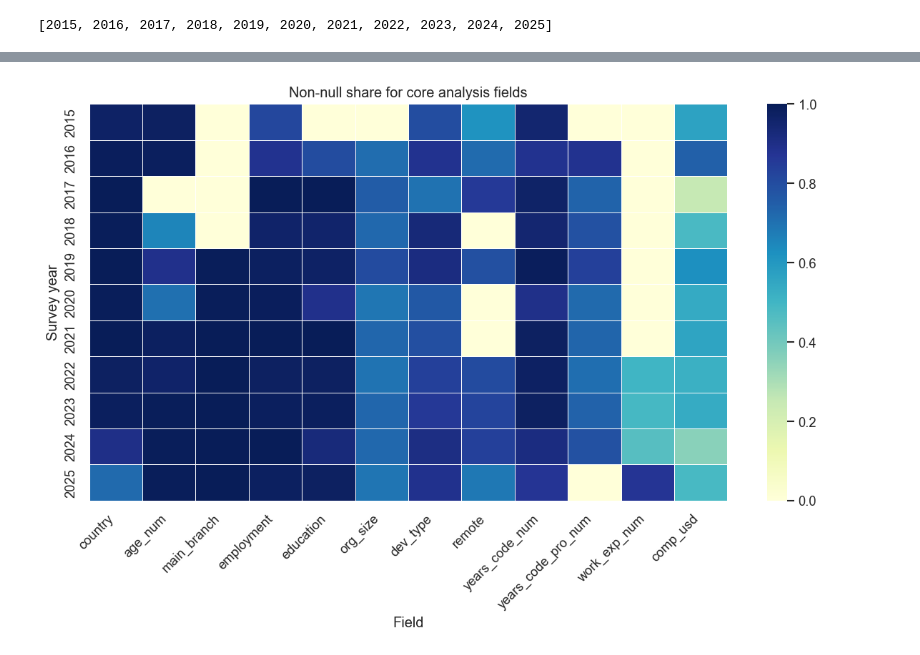
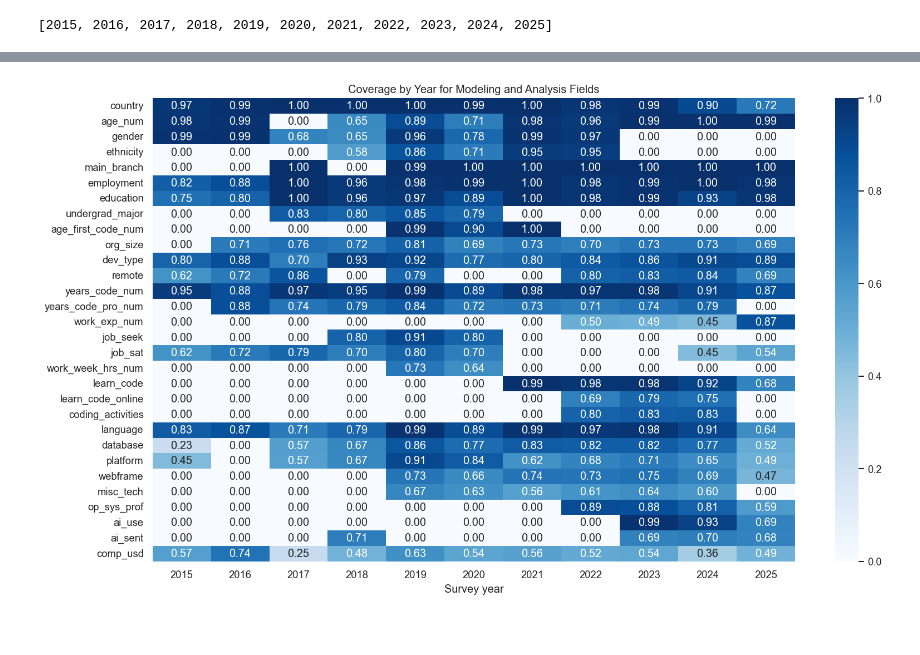
Before and after one commit to Jdrice72901/DSBA-6211-Stack-overflow-Survey-Analysis, a Jupyter notebook: notebooks/Cleaning.ipynb, the cells around one changed output, grey strips where cells are left out. Saved outputs shown, nothing was run; the diff lists cells and outputs as text; code cells hidden in the pictures.

Commit message:
Finalize EDA and Cleaning notebooks

```diff
--- a/notebooks/Cleaning.ipynb
+++ b/notebooks/Cleaning.ipynb
@@ -457,6 +680,7 @@ Start by making the analysis populations and field coverage explicit before appl
 clean = core_raw.copy()
 
 
+# Don't want to type this for every Series with text fields I encounter
 def lower_text(series):
     return series.fillna('').astype(str).str.lower().str.strip()
 
@@ -466,19 +690,23 @@ branch_text = lower_text(clean['main_branch'])
 dev_text = lower_text(clean['dev_type'])
 student_text = lower_text(clean['student'])
 
+
+# Explicitly sets standard employment type groupins
 employment_group = np.select(
     [
         employment_text.str.contains('self-employed|independent contractor|freelance|contractor'),
         employment_text.str.contains('part-time') & employment_text.str.contains('employed'),
         employment_text.str.contains('full-time') & employment_text.str.contains('employed'),
         employment_text.str.contains('not employed'),
-        student_text.str.contains('yes') | employment_text.str.contains('student')
+        student_text.str.contains('yes|student') | employment_text.str.contains('student')
     ],
     ['Independent / contract', 'Employed part-time', 'Employed full-time', 'Not employed', 'Student'],
     default='Other'
 )
 clean['employment_group'] = pd.Series(employment_group, index=clean.index).where(clean['employment'].notna() | clean['student'].notna(), pd.NA)
 
+
+# Explicitly flags whether someone is employed or not
 clean['is_employed'] = (
     employment_text.str.contains('employed')
     | employment_text.str.contains('contractor')
@@ -486,27 +714,93 @@ clean['is_employed'] = (
     | employment_text.str.contains('self-employed')
 ) & ~employment_text.str.contains('not employed')
 
+
+# Explicitly sets if someone works in data field professionally
+branch_prof = (
+    branch_text.str.contains('developer by profession')
+    | branch_text.eq('professional developer')
+    | branch_text.eq('professional non-developer who sometimes writes code')
+)
 clean['is_professional'] = np.where(
     branch_text.ne(''),
-    branch_text.str.contains('developer by profession'),
+    branch_prof,
     clean['is_employed'] & ~dev_text.str.contains('student')
 )
+
+
+# Data before 2019 behaves different, so this flags data inside and outside that window
 clean['is_modern_window'] = clean['survey_year'] >= 2019
 
-cohort_summary = clean.groupby('survey_year').agg(rows=('row_id', 'size'), employed_share=('is_employed', 'mean'), professional_share=('is_professional', 'mean'))
+
+# Summary of available rows and percentage of respondents that are employed or professional per year
+cohort_summary = clean.groupby('survey_year').agg(
+    rows=('row_id', 'size'),
+    employed_share=('is_employed', 'mean'),
+    professional_share=('is_professional', 'mean')
+)
 display(cohort_summary.round(3))
 
-coverage_fields = ['country', 'age_num', 'main_branch', 'employment', 'education', 'org_size', 'dev_type', 'remote', 'years_code_num', 'years_code_pro_num', 'work_exp_num', 'comp_usd']
+
+# Define interesting fields and display percent of non-null values per year
+coverage_fields = [
+    'country',
+    'age_num',
+    'gender',
+    'ethnicity',
+    'main_branch',
+    'employment',
+    'education',
+    'undergrad_major',
+    'age_first_code_num',
+    'org_size',
+    'dev_type',
+    'remote',
+    'years_code_num',
+    'years_code_pro_num',
+    'work_exp_num',
+    'job_seek',
+    'job_sat',
+    'work_week_hrs_num',
+    'learn_code',
+    'learn_code_online',
+    'coding_activities',
+    'language',
+    'database',
+    'platform',
+    'webframe',
+    'misc_tech',
+    'op_sys_prof',
+    'ai_use',
+    'ai_sent',
+    'comp_usd'
+]
 coverage = clean.groupby('survey_year')[coverage_fields].apply(lambda frame: frame.notna().mean())
 display((coverage * 100).round(1))
 
-plt.figure(figsize=(12, 6))
-sns.heatmap(coverage, cmap='YlGnBu', linewidths=0.5)
-plt.title("Non-null share for core analysis fields")
-plt.xlabel("Field")
-plt.ylabel("Survey year")
-plt.xticks(rotation=45, ha='right')
+
+# Heatmap showing percent of non-null values for each selected field across all years
+plt.figure(figsize=(14, 8))
+sns.heatmap(
+    coverage.T,
+    cmap='Blues',
+    vmin=0,
+    vmax=1,
+    annot=True,
+    fmt='.2f'
+)
+plt.title("Coverage by Year for Modeling and Analysis Fields")
+plt.xlabel("Survey year")
+plt.ylabel('')
+plt.tight_layout()
 plt.show()
+
+
+# Shows non-null percent values in the fields created for 2015 and gives a sample of them
+cols_2015 = ['education', 'language', 'database', 'platform', 'current_tech']
+derived_2015 = clean.loc[clean['survey_year'] == 2015, cols_2015]
+print("2015 derived multi-select coverage")
+display((derived_2015.notna().mean() * 100).round(1).rename('non_null_pct'))
+display(derived_2015.sample(5, random_state=42))
 # %% [output]
 |  | rows | employed_share | professional_share |
 | survey_year |  |  |  |
@@ -537 +831 @@ plt.show()
-[figure, old version]
+[figure, new version]
```
Also changed, not shown: parts of 18 cells of this notebook, 1 other file.
